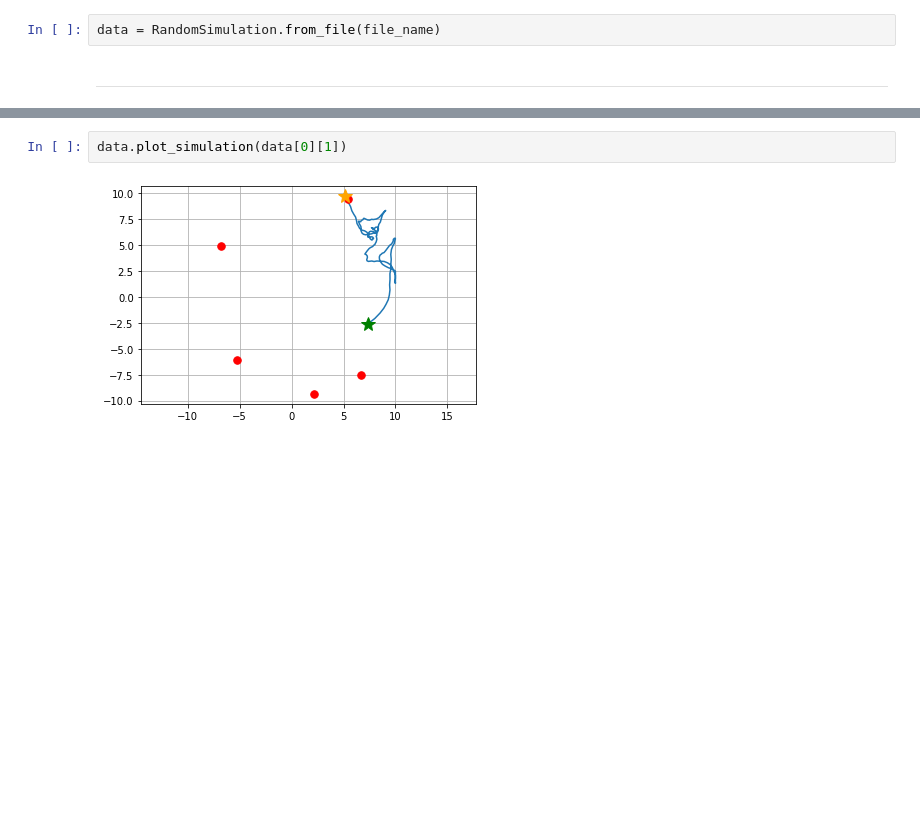
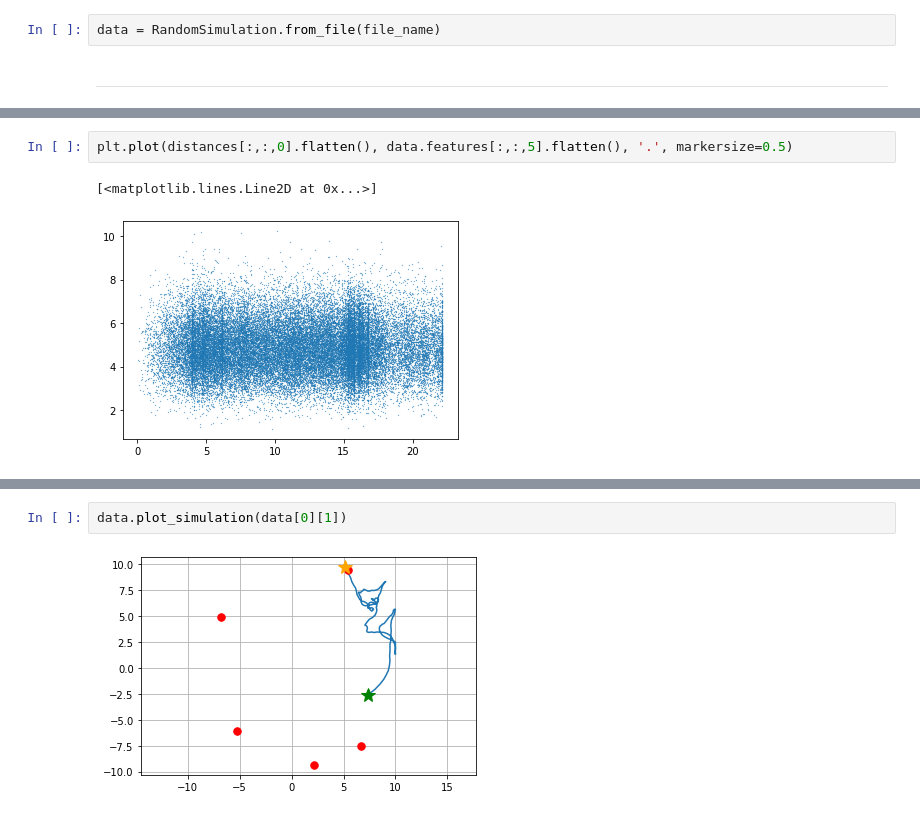
Before and after one commit to Painguin/Learning-based-multi-modal-indoor-localization, a Jupyter notebook: Autoencoder.ipynb, the cells around one changed output, grey strips where cells are left out. Drawn from its saved outputs; the diff is of its cells as text; blank space fills up the shorter version.

```diff
--- a/Autoencoder.ipynb
+++ b/Autoencoder.ipynb
@@ -51,0 +71,5 @@ data = RandomSimulation.from_file(file_name)
+# %%
+plt.plot(distances[:,:,0].flatten(), data.features[:,:,5].flatten(), '.', markersize=0.5)
+# %% [output]
+[<matplotlib.lines.Line2D at 0x...>]
+[figure, added]
```
Also changed, not shown: parts of 25 cells of this notebook, 1 other file.
